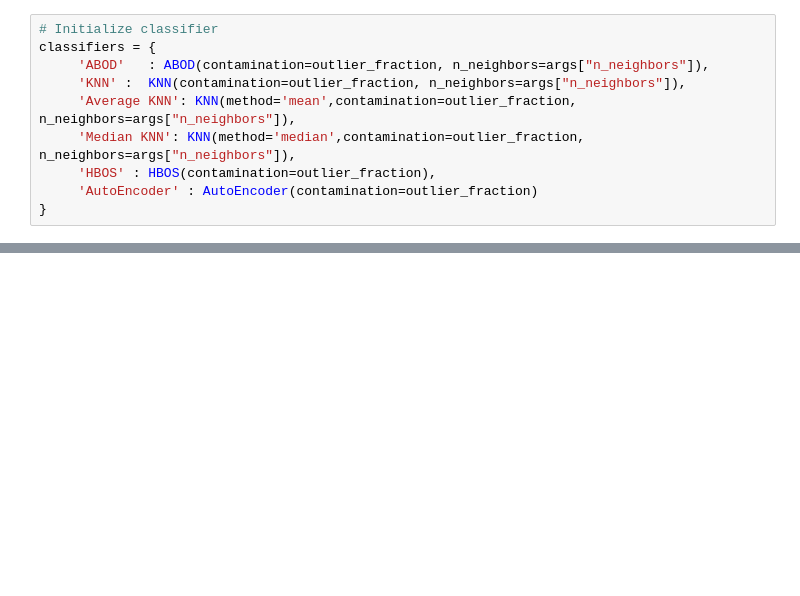
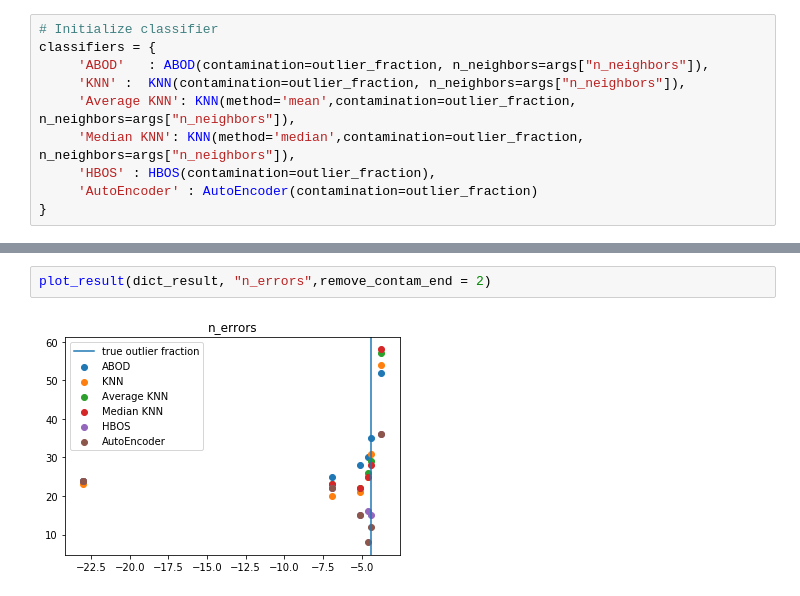
Before and after one commit to Benoitane/Detection-anomalies-et-nouveautes, a Jupyter notebook: preliminary_tests.ipynb, the cells around one changed output, grey strips where cells are left out. Saved outputs shown, nothing was run; the diff lists cells and outputs as text; blank space fills up the shorter version.

```diff
--- a/preliminary_tests.ipynb
+++ b/preliminary_tests.ipynb
@@ -203,2 +208,6 @@ df_result
+# %%
+plot_result(dict_result, "n_errors",remove_contam_end = 2)
+# %% [output]
+[figure, added]
 # %%
 pkl.dump(df_result,open('pickles/df_result.pkl', 'wb') )
```
Also changed, not shown: parts of 15 cells of this notebook.
